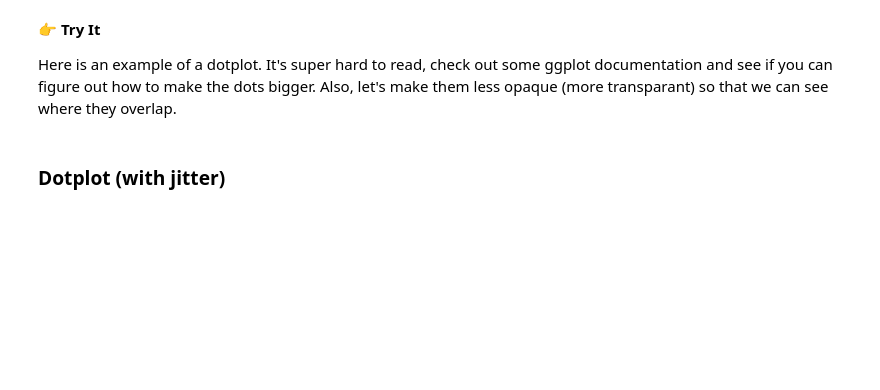
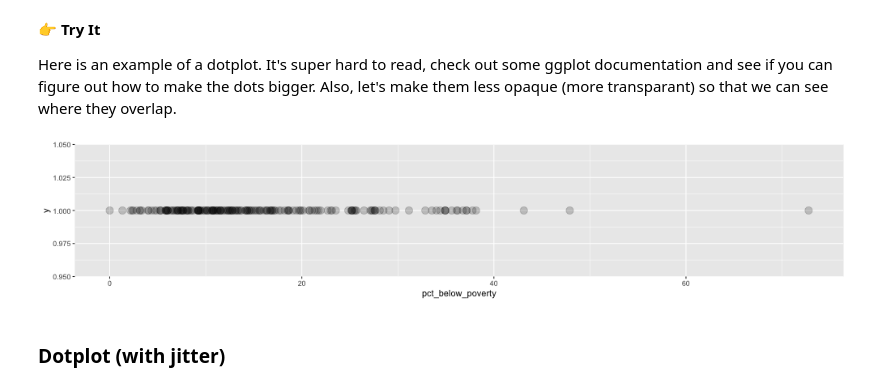
Before and after one commit to radhika3558/ggplot-intro, a Jupyter notebook: notebook.ipynb, the cells around one changed output. Cells and saved outputs as stored; diff of their text form; code cells hidden in the pictures; blank space fills up the shorter version.

```diff
--- a/notebook.ipynb
+++ b/notebook.ipynb
@@ -157,3 +202,12 @@ Here is an example of a dotplot. It's super hard to read, check out some ggplot
+# %%
+
+%%R -w 1000 -h 200
+
+ggplot(df) +
+    aes(x=pct_below_poverty, y=1) +
+    geom_point(size=4, alpha=0.2)
+# %% [output]
+[figure, added]
 # %% [markdown]
 ### Dotplot (with jitter)
 # %%
```
Also changed, not shown: parts of 21 cells of this notebook.
